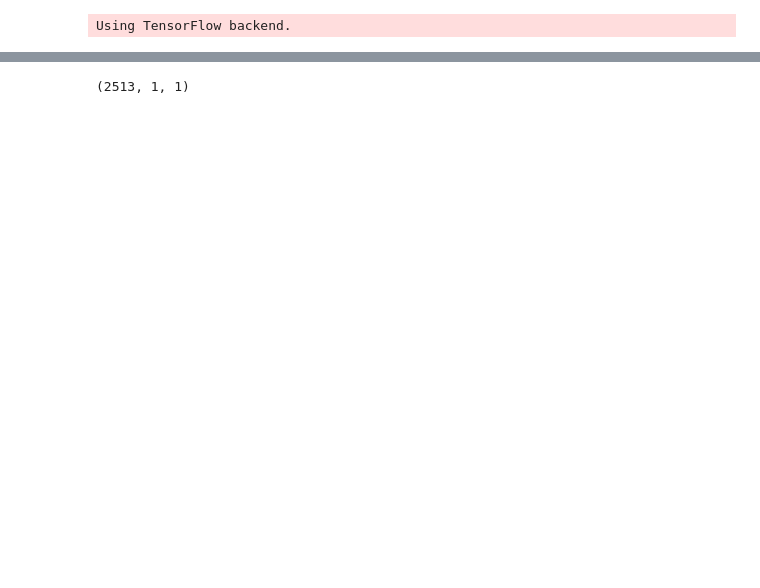
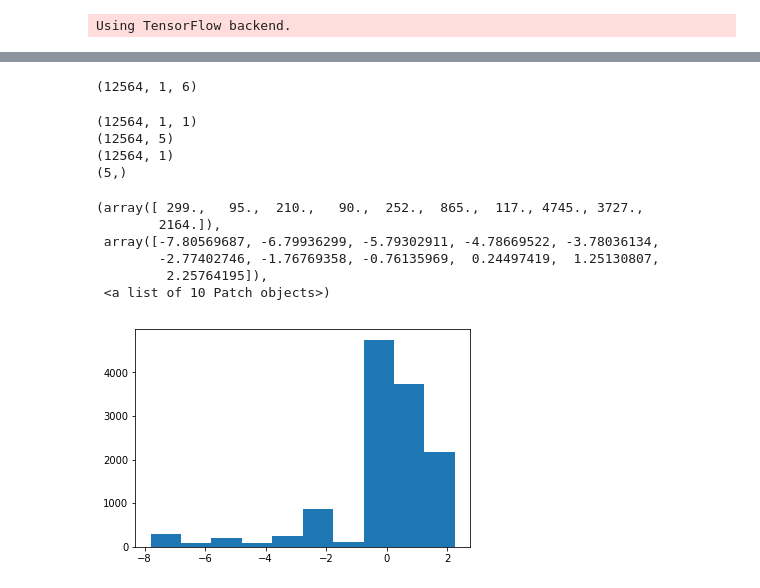
Before and after one commit to d3brown3/stockPortfolioGen, a Jupyter notebook: src/code.ipynb, the cells around one changed output, grey strips where cells are left out. Cells and saved outputs as stored; diff of their text form; code cells hidden in the pictures; blank space fills up the shorter version.

```diff
--- a/src/code.ipynb
+++ b/src/code.ipynb
@@ -40,0 +124,6 @@ dat = df[df['Symbol']=='CASI']
+# %%
+new_cols = pd.get_dummies(dat['Symbol'])
+
+dat = pd.DataFrame(dat['Adj Close']).join(new_cols)
+# index contains duplicates..(index = Date)
+dat
@@ -49,0 +177,7 @@ y = np.array(dat['Adj Close'][1:2514])/normalizer
+# %%
+print(str(0)+":"+str((dat.shape[0]-dat.shape[1])))
+print(str(dat.shape[1]-1)+":"+str(dat.shape[0]-1))
+x = np.array(dat[0:(dat.shape[0]-dat.shape[1])])
+print(x)
+y = np.array(dat[(dat.shape[1]-1):(dat.shape[0]-1)])
+print(y)
@@ -50,5 +222,5 @@ y = np.array(dat['Adj Close'][1:2514])/normalizer
 # %%
-x = x.reshape(x.shape[0], 1, 1)
+x = x.reshape(x.shape[0], 1, 6)
 x.shape
 # %% [output]
-(2513, 1, 1)
+(12564, 1, 6)
@@ -60,0 +227,24 @@ model = Model(inputs, output)
+# %%
+x_values = x[:,:,0:1]
+y = y[:,0:1]
+x_symb = x[:,0,1:6]
+# %%
+print(x_values.shape)
+print(x_symb.shape)
+print(y.shape)
+print(x_symb.shape[1:2])
+# %% [output]
+(12564, 1, 1)
+(12564, 5)
+(12564, 1)
+(5,)
+# %%
+plt.hist(x_values[:,0,0])
+# %% [output]
+(array([ 299.,   95.,  210.,   90.,  252.,  865.,  117., 4745., 3727.,
+        2164.]),
+ array([-7.80569687, -6.79936299, -5.79302911, -4.78669522, -3.78036134,
+        -2.77402746, -1.76769358, -0.76135969,  0.24497419,  1.25130807,
+         2.25764195]),
+ <a list of 10 Patch objects>)
+[figure, added]
```
Also changed, not shown: parts of 35 cells of this notebook, 1 other file.
